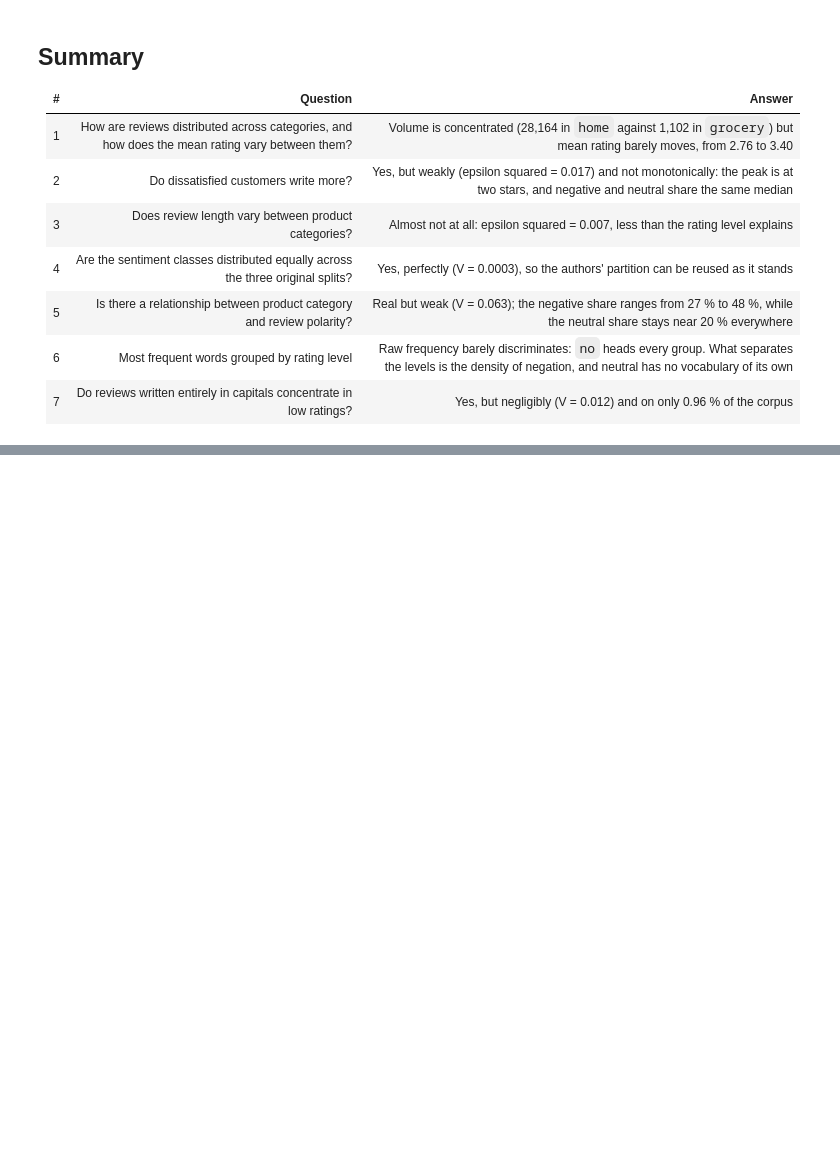
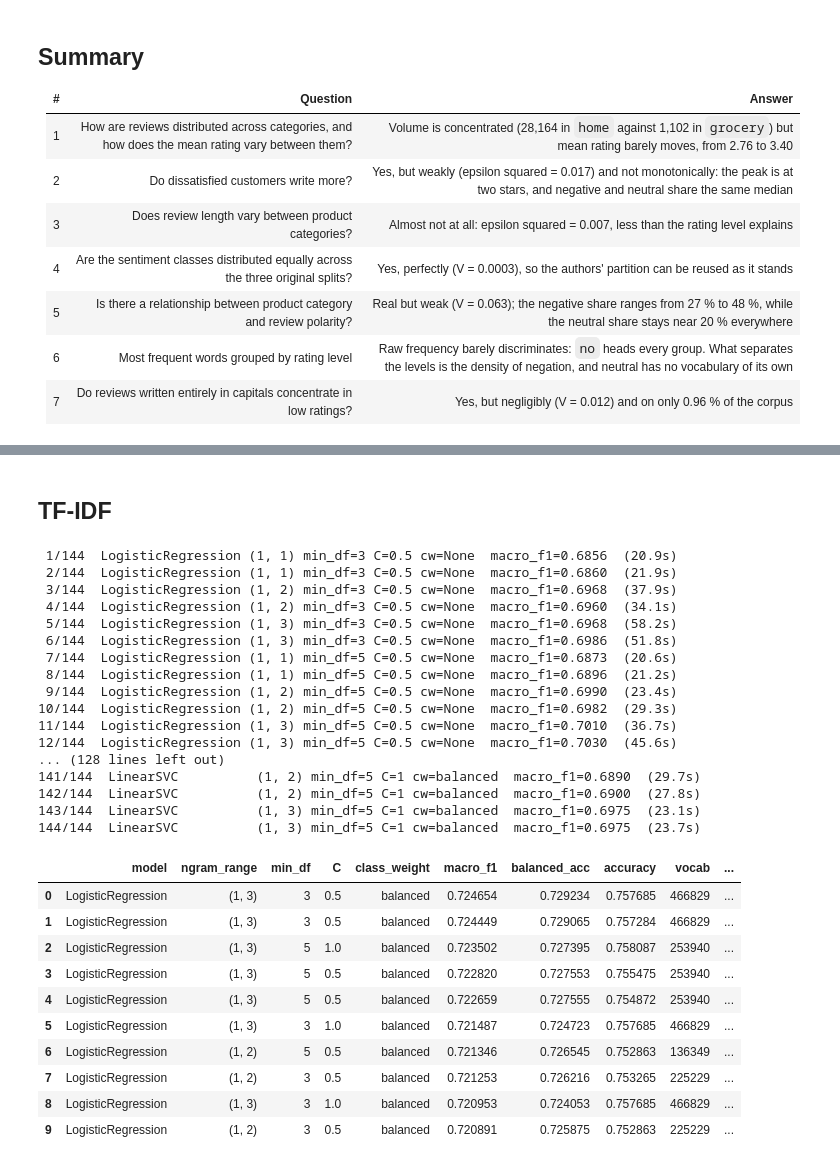
Before and after one commit to AlejandroBeldaFernandez/Amazon-Reviews-Spanish, a Jupyter notebook: Amazon_Reviews.ipynb, the cells around one changed output, grey strips where cells are left out. Saved outputs shown, nothing was run; the diff lists cells and outputs as text; code cells hidden in the pictures; blank space fills up the shorter version.

```diff
--- a/Amazon_Reviews.ipynb
+++ b/Amazon_Reviews.ipynb
@@ -1449,0 +1526,2 @@ rather than counts, since the neutral class holds half as many reviews as the ot
+# %% [markdown]
+## TF-IDF
@@ -1449,0 +1557,62 @@ rather than counts, since the neutral class holds half as many reviews as the ot
+# %%
+rows = []
+for i, params in enumerate(ParameterGrid(grids), 1):
+    t0 = time.time()
+    pipe.set_params(**params)
+    pipe.fit(text_train, y_train)
+    pred = pipe.predict(text_val)
+
+    rows.append({
+        'params': params,
+        'model': params['clf'].__class__.__name__,
+        'ngram_range': str(params['tfidf__ngram_range']),
+        'min_df': params['tfidf__min_df'],
+        'C': params['clf__C'],
+        'class_weight': params['clf__class_weight'],
+        'macro_f1': f1_score(y_val, pred, average='macro'),
+        'balanced_acc': balanced_accuracy_score(y_val, pred),
+        'accuracy': accuracy_score(y_val, pred),
+        'vocab': len(pipe['tfidf'].vocabulary_),
+        'seconds': round(time.time() - t0, 1),
+    })
+    print(f"{i:>2}/{len(ParameterGrid(grids))}  "
+          f"{rows[-1]['model']:<18} {rows[-1]['ngram_range']} "
+          f"min_df={rows[-1]['min_df']} C={rows[-1]['C']} "
+          f"cw={rows[-1]['class_weight']}  "
+          f"macro_f1={rows[-1]['macro_f1']:.4f}  ({rows[-1]['seconds']}s)")
+
+results = (pd.DataFrame(rows)
+           .drop(columns='params')
+           .sort_values('macro_f1', ascending=False)
+           .reset_index(drop=True))
+results.to_csv('baseline_search.csv', index=False)
+results.head(10)
+# %% [output]
+ 1/144  LogisticRegression (1, 1) min_df=3 C=0.5 cw=None  macro_f1=0.6856  (20.9s)
+ 2/144  LogisticRegression (1, 1) min_df=3 C=0.5 cw=None  macro_f1=0.6860  (21.9s)
+ 3/144  LogisticRegression (1, 2) min_df=3 C=0.5 cw=None  macro_f1=0.6968  (37.9s)
+ 4/144  LogisticRegression (1, 2) min_df=3 C=0.5 cw=None  macro_f1=0.6960  (34.1s)
+ 5/144  LogisticRegression (1, 3) min_df=3 C=0.5 cw=None  macro_f1=0.6968  (58.2s)
+ 6/144  LogisticRegression (1, 3) min_df=3 C=0.5 cw=None  macro_f1=0.6986  (51.8s)
+ 7/144  LogisticRegression (1, 1) min_df=5 C=0.5 cw=None  macro_f1=0.6873  (20.6s)
+ 8/144  LogisticRegression (1, 1) min_df=5 C=0.5 cw=None  macro_f1=0.6896  (21.2s)
+ 9/144  LogisticRegression (1, 2) min_df=5 C=0.5 cw=None  macro_f1=0.6990  (23.4s)
+10/144  LogisticRegression (1, 2) min_df=5 C=0.5 cw=None  macro_f1=0.6982  (29.3s)
+11/144  LogisticRegression (1, 3) min_df=5 C=0.5 cw=None  macro_f1=0.7010  (36.7s)
+12/144  LogisticRegression (1, 3) min_df=5 C=0.5 cw=None  macro_f1=0.7030  (45.6s)
+... (128 lines left out)
+141/144  LinearSVC          (1, 2) min_df=5 C=1 cw=balanced  macro_f1=0.6890  (29.7s)
+142/144  LinearSVC          (1, 2) min_df=5 C=1 cw=balanced  macro_f1=0.6900  (27.8s)
+143/144  LinearSVC          (1, 3) min_df=5 C=1 cw=balanced  macro_f1=0.6975  (23.1s)
+144/144  LinearSVC          (1, 3) min_df=5 C=1 cw=balanced  macro_f1=0.6975  (23.7s)
+|  | model | ngram_range | min_df | C | class_weight | macro_f1 | balanced_acc | accuracy | vocab | ... |
+| 0 | LogisticRegression | (1, 3) | 3 | 0.5 | balanced | 0.724654 | 0.729234 | 0.757685 | 466829 | ... |
+| 1 | LogisticRegression | (1, 3) | 3 | 0.5 | balanced | 0.724449 | 0.729065 | 0.757284 | 466829 | ... |
+| 2 | LogisticRegression | (1, 3) | 5 | 1.0 | balanced | 0.723502 | 0.727395 | 0.758087 | 253940 | ... |
+| 3 | LogisticRegression | (1, 3) | 5 | 0.5 | balanced | 0.722820 | 0.727553 | 0.755475 | 253940 | ... |
+| 4 | LogisticRegression | (1, 3) | 5 | 0.5 | balanced | 0.722659 | 0.727555 | 0.754872 | 253940 | ... |
+| 5 | LogisticRegression | (1, 3) | 3 | 1.0 | balanced | 0.721487 | 0.724723 | 0.757685 | 466829 | ... |
+| 6 | LogisticRegression | (1, 2) | 5 | 0.5 | balanced | 0.721346 | 0.726545 | 0.752863 | 136349 | ... |
+| 7 | LogisticRegression | (1, 2) | 3 | 0.5 | balanced | 0.721253 | 0.726216 | 0.753265 | 225229 | ... |
+| 8 | LogisticRegression | (1, 3) | 3 | 1.0 | balanced | 0.720953 | 0.724053 | 0.757685 | 466829 | ... |
+| 9 | LogisticRegression | (1, 2) | 3 | 0.5 | balanced | 0.720891 | 0.725875 | 0.752863 | 225229 | ... |
```
Also changed, not shown: parts of 15 cells of this notebook, 1 other file.
